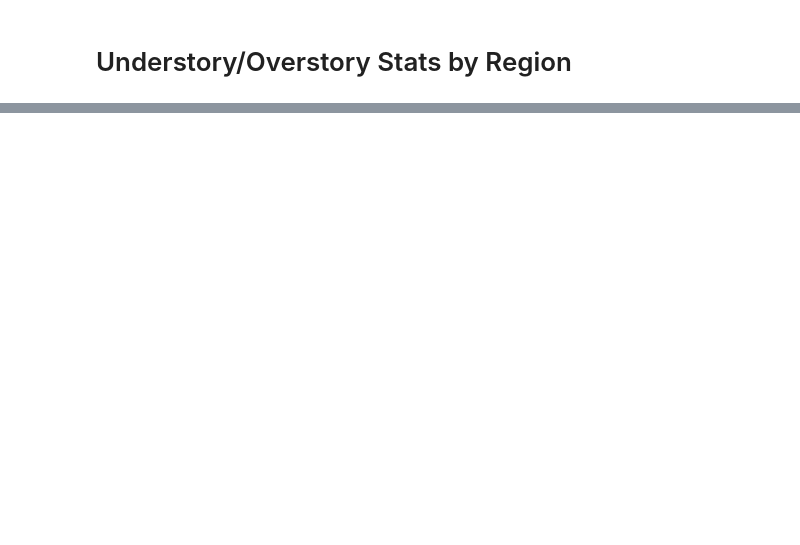
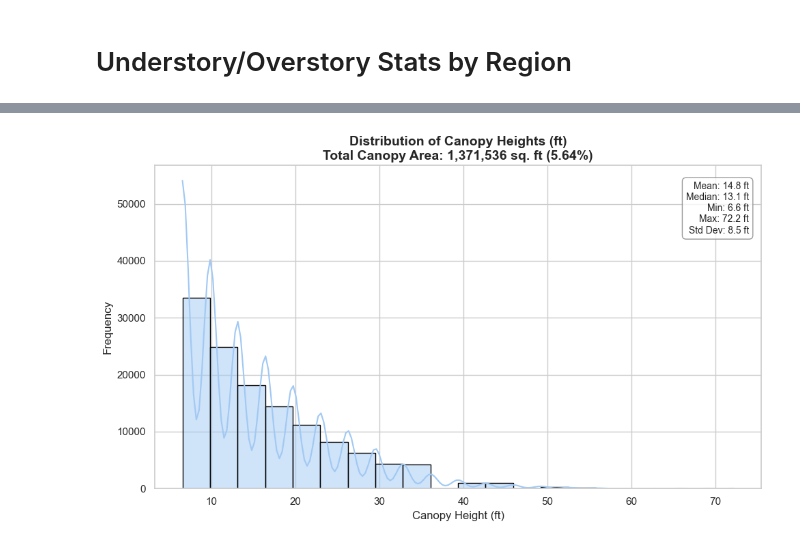
Before and after one commit to SIG-NAL-DS/SWCFN, a Jupyter notebook: hurley/tc_stats_hurley_ft.ipynb, the cells around one changed output, grey strips where cells are left out. Cells and saved outputs as stored; diff of their text form; code cells hidden in the pictures; blank space fills up the shorter version.

Commit message:
tc stats redone fixed area calc

```diff
--- a/hurley/tc_stats_hurley_ft.ipynb
+++ b/hurley/tc_stats_hurley_ft.ipynb
@@ -210,0 +179,38 @@ zonal_df
+# %%
+fig, ax = plt.subplots(figsize=(10, 6))
+sns.histplot(canopy_heights_ft, bins=20, kde=True, edgecolor="black", ax=ax)
+
+# Axis labels and title
+ax.set_title(
+    f"Distribution of Canopy Heights (ft)\n"
+    f"Total Canopy Area: {total_canopy_area:,.0f} sq. ft "
+    f"({total_canopy_cover_percent:.2f}%)",
+    fontsize=14,
+    weight='bold'
+)
+plt.xlabel('Canopy Height (ft)', fontsize=12)
+plt.ylabel('Frequency', fontsize=12)
+
+# Summary statistics text box
+stats_text = (
+    f"Mean: {mean_height_ft:.1f} ft\n"
+    f"Median: {median_height_ft:.1f} ft\n"
+    f"Min: {min_height_ft:.1f} ft\n"
+    f"Max: {max_height_ft:.1f} ft\n"
+    f"Std Dev: {std_dev_height_ft:.1f} ft"
+)
+
+# Position text box in top right corner
+plt.text(
+    0.98, 0.95, stats_text,
+    transform=plt.gca().transAxes,
+    fontsize=10, ha='right', va='top',
+    bbox=dict(boxstyle="round,pad=0.4", facecolor="white", edgecolor="gray", alpha=0.8)
+)
+
+
+
+plt.tight_layout()
+plt.show()
+# %% [output]
+[figure, added]
```
Also changed, not shown: parts of 60 cells of this notebook, 42 other files.
